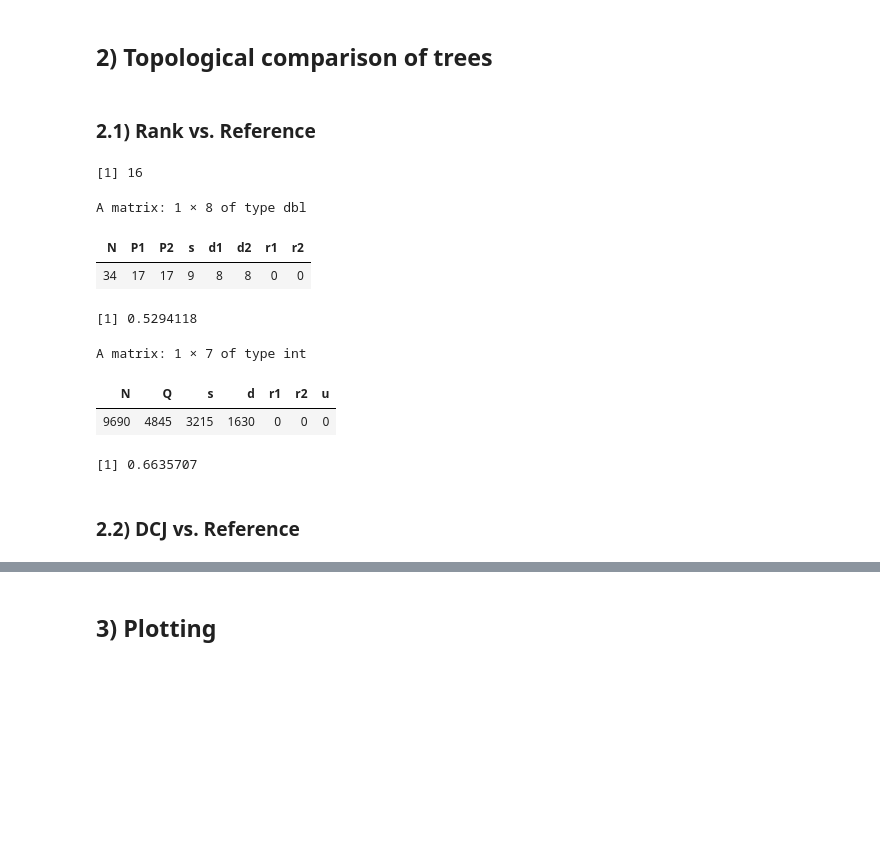
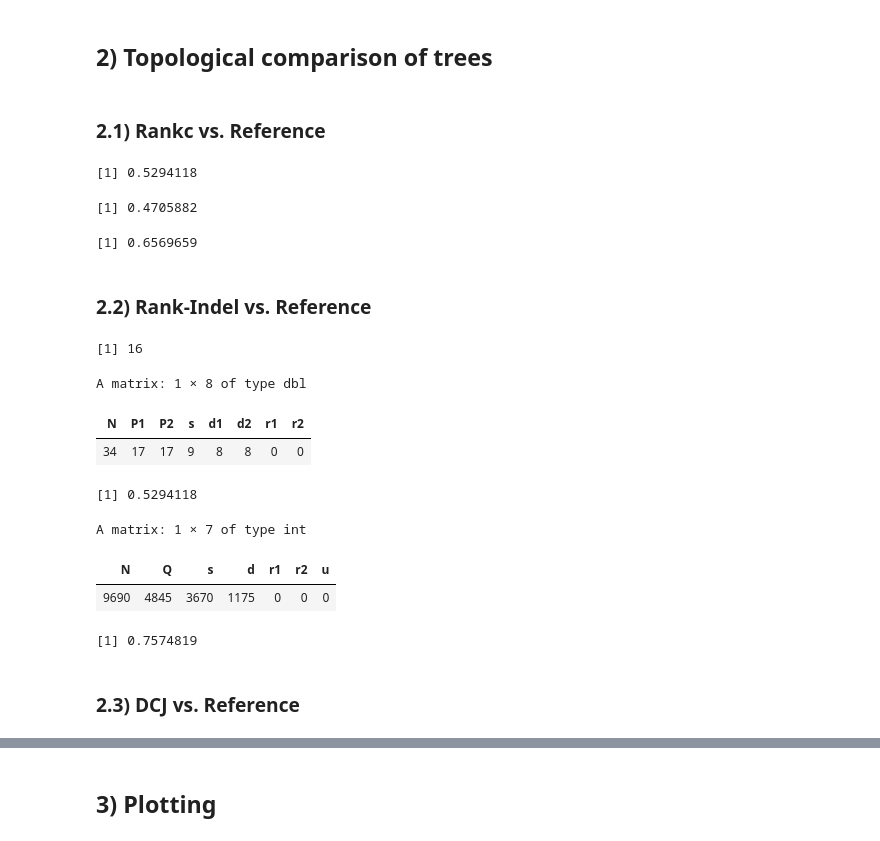
Before and after one commit to meidanis-lab/rank-indel, a Jupyter notebook: 70-tree/analysis.ipynb, the cells around one changed output, grey strips where cells are left out. Cells and saved outputs as stored; diff of their text form; code cells hidden in the pictures; blank space fills up the shorter version.

Commit message:
adding rankc

```diff
--- a/70-tree/analysis.ipynb
+++ b/70-tree/analysis.ipynb
@@ -33,25 +37,38 @@ dcj_tree <- read.tree("dcj_nj_tree_1.nwk")
 # %% [markdown]
 ## 2) Topological comparison of trees
 # %% [markdown]
-### 2.1) Rank vs. Reference
+### 2.1) Rankc vs. Reference
 # %%
-RF.dist(rank_tree, ref_tree)
-SplitStatus(rank_tree, ref_tree) # RF = d1 + d2
-SymmetricDifference(SplitStatus(rank_tree, ref_tree)) # similarity by splits, aka RF
-QuartetStatus(rank_tree, ref_tree)
-SymmetricDifference(QuartetStatus(rank_tree, ref_tree)) # similarity by quartets
+RF.dist(rankc_tree, ref_tree, normalize = TRUE)
+splitStatuses <- SplitStatus(rankc_tree, ref_tree) # RF = d1 + d2
+SymmetricDifference(SplitStatus(rankc_tree, ref_tree)) # similarity by splits, aka RF
+
+quartetStatuses <- QuartetStatus(rankc_tree, ref_tree)
+SymmetricDifference(quartetStatuses) # similarity by quartets
 # %% [output]
-[1] 16
+[1] 0.5294118
-A matrix: 1 × 8 of type dbl
+[1] 0.4705882
-| N | P1 | P2 | s | d1 | d2 | r1 | r2 |
-| 34 | 17 | 17 | 9 | 8 | 8 | 0 | 0 |
-[1] 0.5294118
+[1] 0.6569659
-A matrix: 1 × 7 of type int
-| N | Q | s | d | r1 | r2 | u |
-| 9690 | 4845 | 3215 | 1630 | 0 | 0 | 0 |
-[1] 0.6635707
+# %% [markdown]
+### 2.2) Rank-Indel vs. Reference
+# %%
+RF.dist(rankindl_tree, ref_tree)
+SplitStatus(rankindl_tree, ref_tree) # RF = d1 + d2
+SymmetricDifference(SplitStatus(rankindl_tree, ref_tree)) # similarity by splits, aka RF
+QuartetStatus(rankindl_tree, ref_tree)
+SymmetricDifference(QuartetStatus(rankindl_tree, ref_tree)) # similarity by quartets
+# %% [output]
+[1] 16
+A matrix: 1 × 8 of type dbl
+| N | P1 | P2 | s | d1 | d2 | r1 | r2 |
+| 34 | 17 | 17 | 9 | 8 | 8 | 0 | 0 |
+[1] 0.5294118
+A matrix: 1 × 7 of type int
+| N | Q | s | d | r1 | r2 | u |
+| 9690 | 4845 | 3670 | 1175 | 0 | 0 | 0 |
+[1] 0.7574819
 # %% [markdown]
-### 2.2) DCJ vs. Reference
+### 2.3) DCJ vs. Reference
 # %%
 RF.dist(dcj_tree, ref_tree)
 SplitStatus(dcj_tree, ref_tree) # RF = d1 + d2
```
Also changed, not shown: parts of 9 cells of this notebook.
